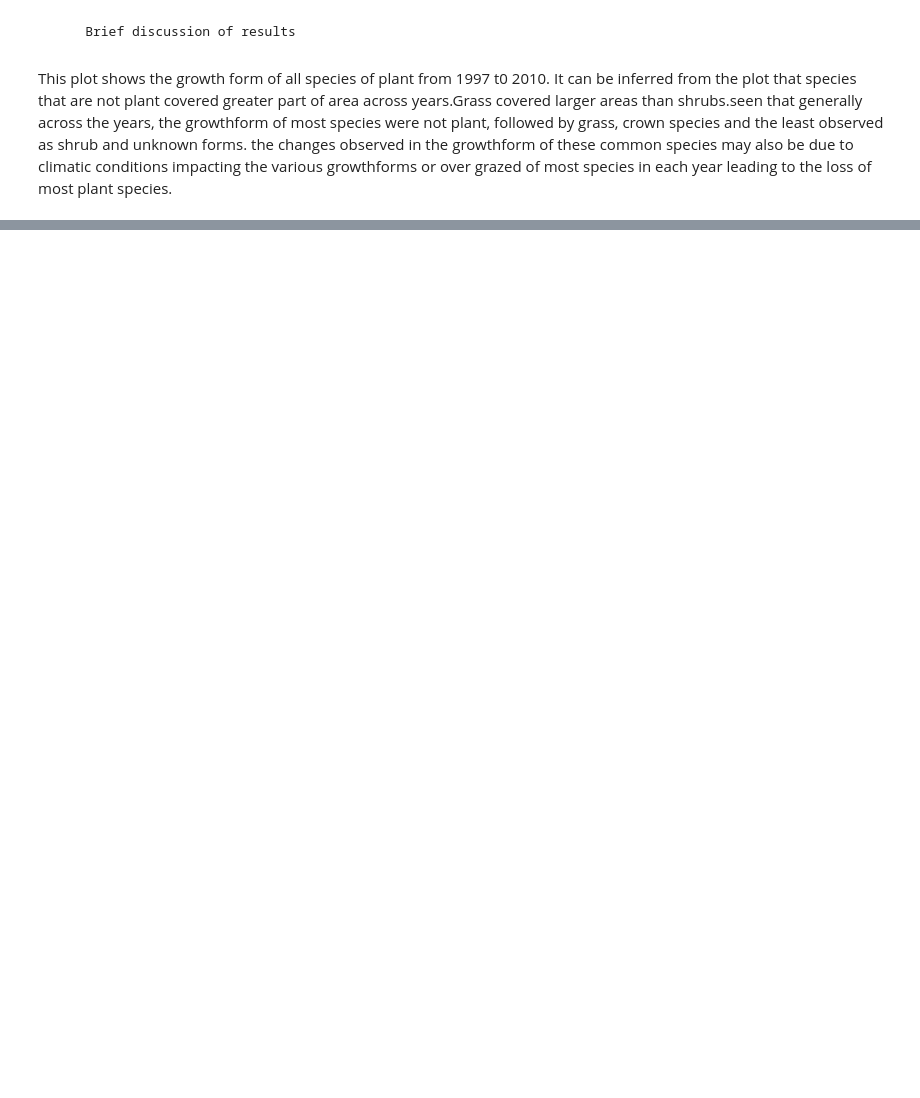
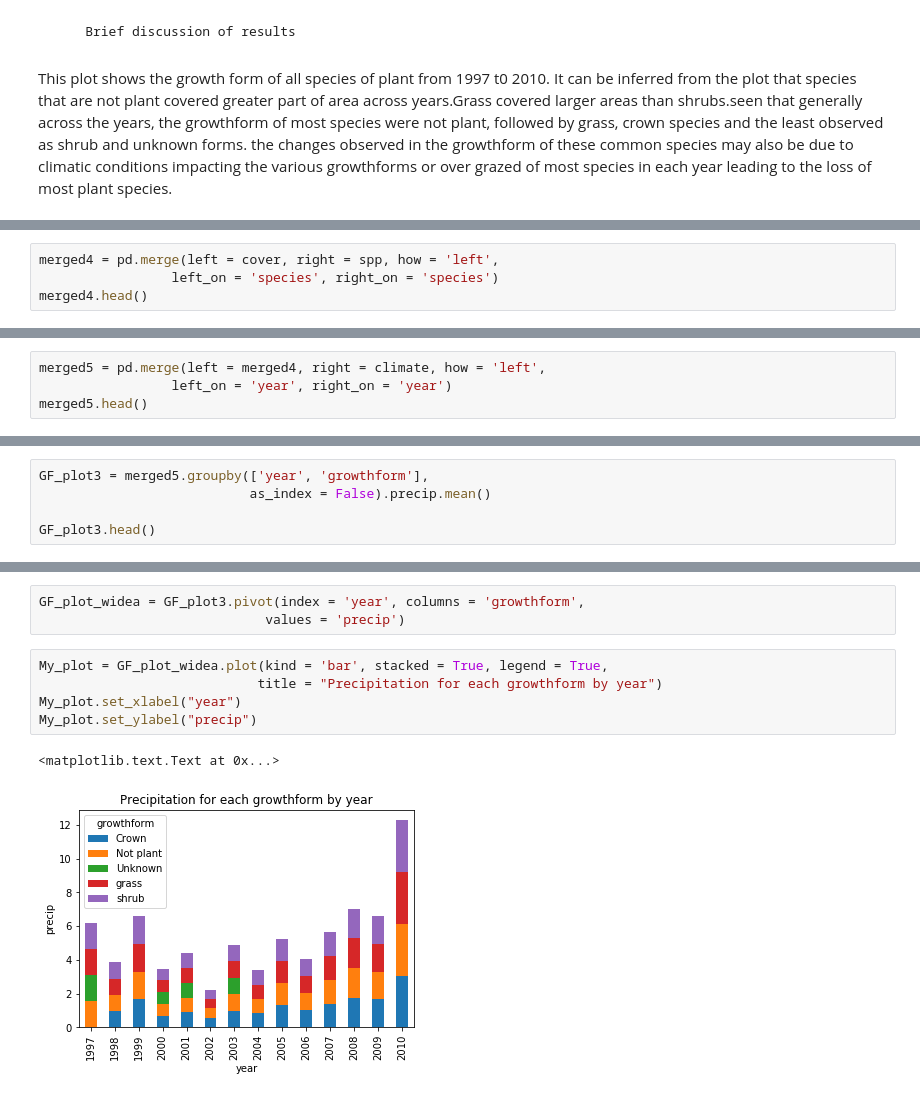
Before and after one commit to evelyn-takyi/Python_data, a Jupyter notebook: Python data analysis assignment.ipynb, the cells around one changed output, grey strips where cells are left out. Drawn from its saved outputs; the diff is of its cells as text; blank space fills up the shorter version.

```diff
--- a/Python data analysis assignment.ipynb
+++ b/Python data analysis assignment.ipynb
@@ -170,0 +184,4 @@ the loss of most plant species.
+# %%
+merged4 = pd.merge(left = cover, right = spp, how = 'left',
+                 left_on = 'species', right_on = 'species')
+merged4.head()
@@ -170,0 +195,4 @@ the loss of most plant species.
+# %%
+merged5 = pd.merge(left = merged4, right = climate, how = 'left',
+                 left_on = 'year', right_on = 'year')
+merged5.head()
@@ -170,0 +206,5 @@ the loss of most plant species.
+# %%
+GF_plot3 = merged5.groupby(['year', 'growthform'],
+                           as_index = False).precip.mean()
+
+GF_plot3.head()
@@ -170,0 +218,11 @@ the loss of most plant species.
+# %%
+GF_plot_widea = GF_plot3.pivot(index = 'year', columns = 'growthform',
+                             values = 'precip')
+# %%
+My_plot = GF_plot_widea.plot(kind = 'bar', stacked = True, legend = True,
+                            title = "Precipitation for each growthform by year")
+My_plot.set_xlabel("year")
+My_plot.set_ylabel("precip")
+# %% [output]
+<matplotlib.text.Text at 0x...>
+[figure, added]
```
Also changed, not shown: parts of 16 cells of this notebook.
